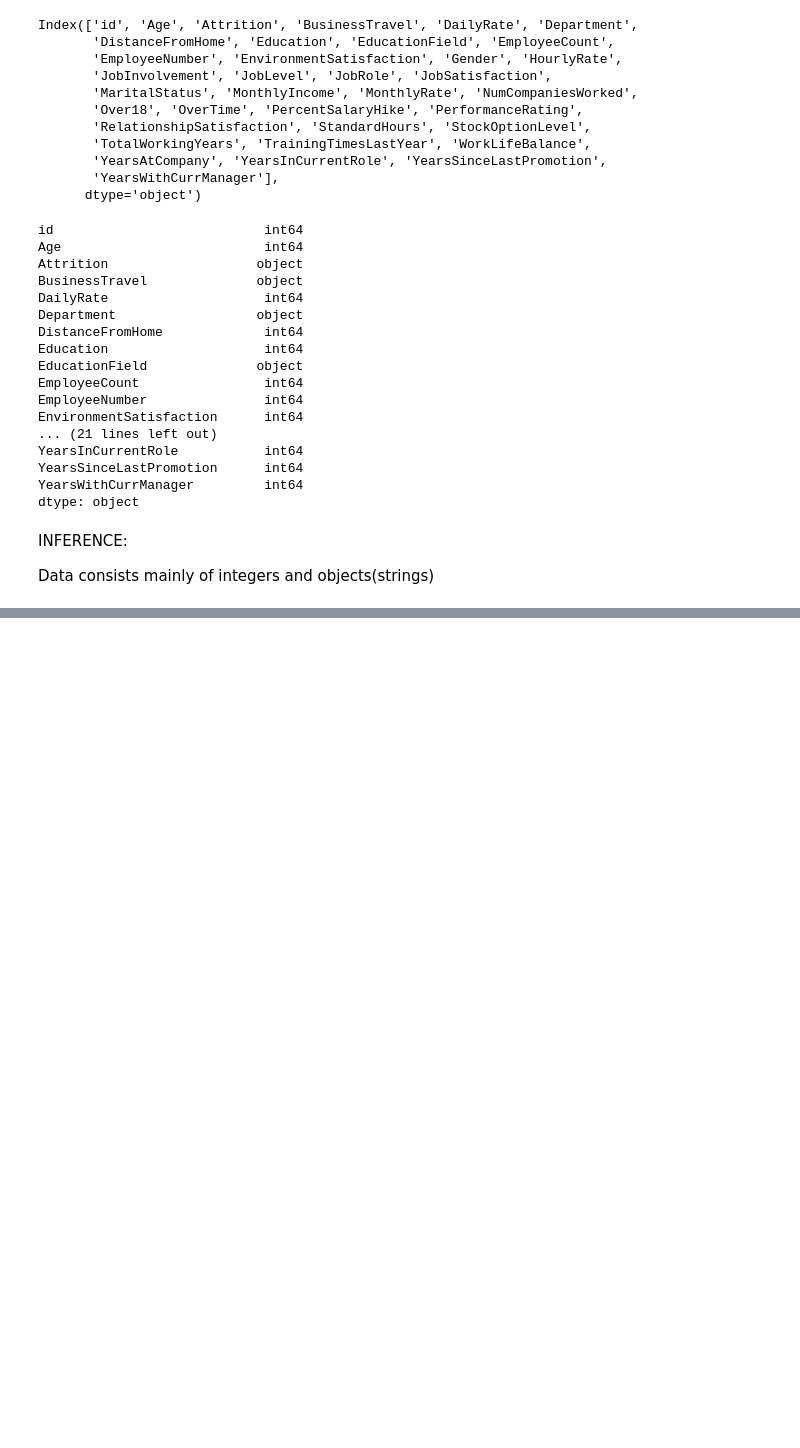
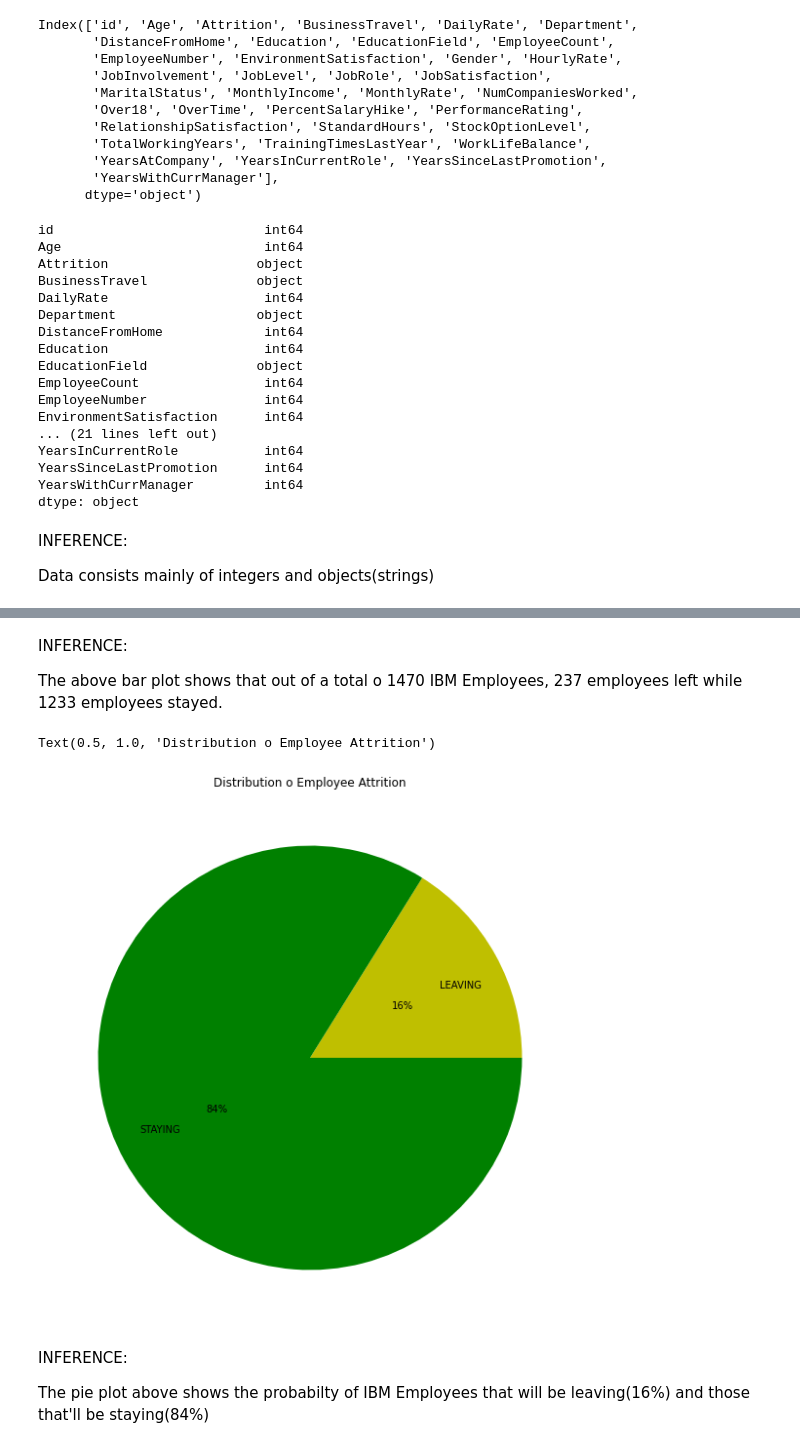
Before and after one commit to Marionel9/stutern-project, a Jupyter notebook: project.ipynb, the cells around one changed output, grey strips where cells are left out. Cells and saved outputs as stored; diff of their text form; code cells hidden in the pictures; blank space fills up the shorter version.

```diff
--- a/project.ipynb
+++ b/project.ipynb
@@ -79,0 +193,16 @@ Data consists mainly of integers and objects(strings)
+# %% [markdown]
+INFERENCE:
+
+The above bar plot shows that out of a total o 1470 IBM Employees, 237 employees left while 1233 employees stayed.
+# %%
+# plotting a distribution to check the attrition rate
+plt.figure(figsize=(10,10))
+plt.pie(x=[237, 1233], labels=['LEAVING', 'STAYING'], autopct='%1.0f%%', pctdistance=0.5, labeldistance=0.7, colors=['y','g'])
+plt.title('Distribution o Employee Attrition')
+# %% [output]
+Text(0.5, 1.0, 'Distribution o Employee Attrition')
+[figure, added]
+# %% [markdown]
+INFERENCE:
+
+The pie plot above shows the probabilty of IBM Employees that will be leaving(16%) and those that'll be staying(84%)
```
Also changed, not shown: parts of 29 cells of this notebook.
